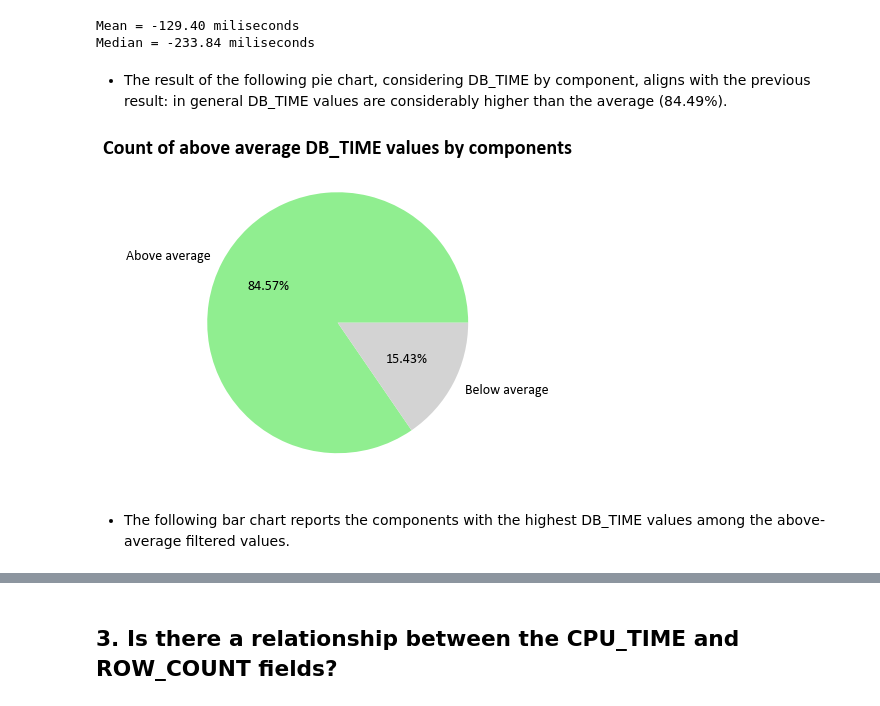
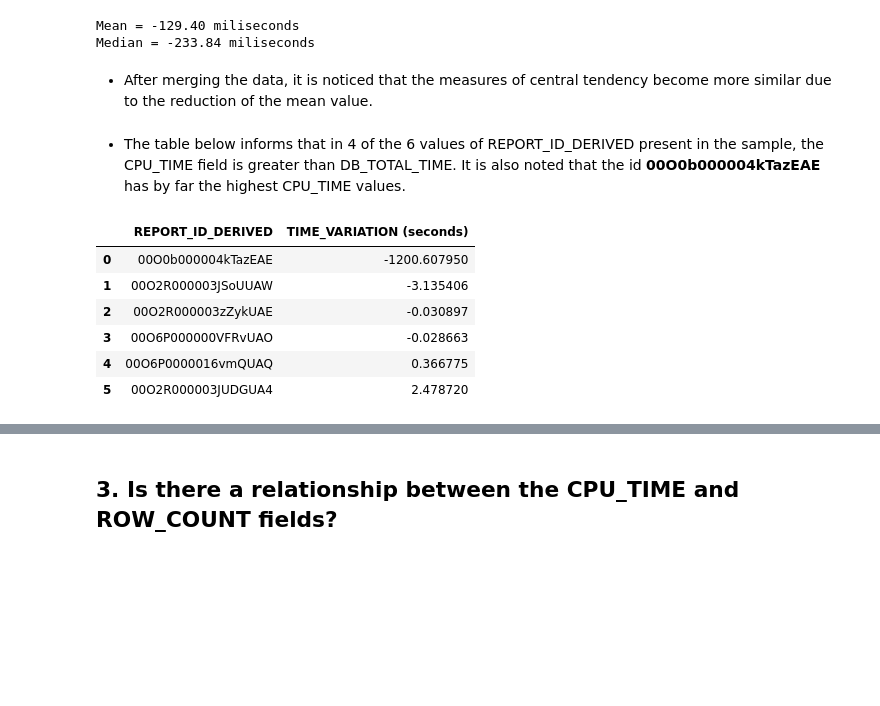
Before and after one commit to dell-splab/lightning-analysis, a Jupyter notebook: 3.2.2 Deep analysis of DB_TOTAL_TIME and CPU_TIME.ipynb, the cells around one changed output, grey strips where cells are left out. Saved outputs shown, nothing was run; the diff lists cells and outputs as text; code cells hidden in the pictures; blank space fills up the shorter version.

```diff
--- a/3.2.2 Deep analysis of DB_TOTAL_TIME and CPU_TIME.ipynb
+++ b/3.2.2 Deep analysis of DB_TOTAL_TIME and CPU_TIME.ipynb
@@ -247,5 +202,12 @@ page_view.drop(columns='REPORT_INFO_DERIVED')
+# %%
+page_view.dropna(subset=['PAGE_URL'], inplace=True)
+
+page_view['REPORT_INFO_DERIVED'] = page_view.PAGE_URL.apply(get_report_info_from_endpoint)
+page_view.dropna(subset=['REPORT_INFO_DERIVED'], inplace=True)
+
+page_view['REPORT_TYPE_DERIVED'] = page_view.REPORT_INFO_DERIVED.str[0]
+page_view['REPORT_ID_DERIVED'] = page_view.REPORT_INFO_DERIVED.str[1]
+
+page_view = page_view.drop(columns='REPORT_INFO_DERIVED')
 # %%
-merged_data = pd.merge(
-left=reports_aux,
-right=page_view,
-on='REPORT_ID_DERIVED')
+merged_data = pd.merge(left=reports, right=page_view, on='REPORT_ID_DERIVED')
@@ -275,37 +221,25 @@ print(f"Median = {dbt_median:.2f} miliseconds")
 Mean = -129.40 miliseconds
 Median = -233.84 miliseconds
 # %% [markdown]
-- The result of the following pie chart, considering DB_TIME by component, aligns with the previous result: in general DB_TIME values are considerably higher than the average (84.49%).
+- After merging the data, it is noticed that the measures of central tendency become more similar due to the reduction of the mean value.
-# %%
-above_mean = merged_data['DB_TIME'].apply(lambda value: value > dbt_mean)
-
-plt.figure(figsize=(6,6))
-
-plt.title('Count of above average DB_TIME values by components', fontsize=20, fontweight="bold", fontname="Calibri");
-plt.pie(above_mean.value_counts(), autopct='%1.2f%%', labels = ['Above average', 'Below average'],
-         textprops = {'size': 14, 'font': 'Calibri'}, colors=['lightgreen' ,'lightgrey'])
-
-plt.show()
-# %% [output]
-[figure, removed]
+# %%
+merged_data['TIME_VARIATION'] = merged_data.apply(lambda row: (row['TIME_VARIATION']/1000)/60, axis=1)
 # %%
-above_mean_values = merged_data[merged_data.DB_TOTAL_TIME > dbt_mean]
-
-amount_data = 10
-
-data_dict = above_mean_values.groupby("PAGE_CONTEXT")['DB_TIME'].sum()
-
-sorted_data_dict = {k: v for k, v in sorted(data_dict.items(), key=lambda item: item[1], reverse = True)}
-
-y_axis = [ pg_context for pg_context in list(sorted_data_dict.keys())[:amount_data] ]
-
-x_axis = list(sorted_data_dict.values())[:amount_data]
+grouping = merged_data.groupby("REPORT_ID_DERIVED")['TIME_VARIATION'].sum()
+grouping = grouping.sort_values(axis=0)
+# %% [markdown]
+- The table below informs that in 4 of the 6 values of REPORT_ID_DERIVED present in the sample, the CPU_TIME field is greater than DB_TOTAL_TIME. It is also noted that the id **00O0b000004kTazEAE** has by far the highest CPU_TIME values.
 # %%
 df = pd.DataFrame ({
-        'pg_context': y_axis,
-        'db_t': x_axis
+        'REPORT_ID_DERIVED': grouping.keys(),
+        'TIME_VARIATION (seconds)': grouping.values
 })
-
-df = df.sort_values(by=['db_t'])
+df
+# %% [output]
+|  | REPORT_ID_DERIVED | TIME_VARIATION (seconds) |
+| 0 | 00O0b000004kTazEAE | -1200.607950 |
+| 1 | 00O2R000003JSoUUAW | -3.135406 |
+| 2 | 00O2R000003zZykUAE | -0.030897 |
+| 3 | 00O6P000000VFRvUAO | -0.028663 |
+| 4 | 00O6P0000016vmQUAQ | 0.366775 |
+| 5 | 00O2R000003JUDGUA4 | 2.478720 |
-# %% [markdown]
-- The following bar chart reports the components with the highest DB_TIME values among the above-average filtered values.
```
Also changed, not shown: parts of 52 cells of this notebook.
